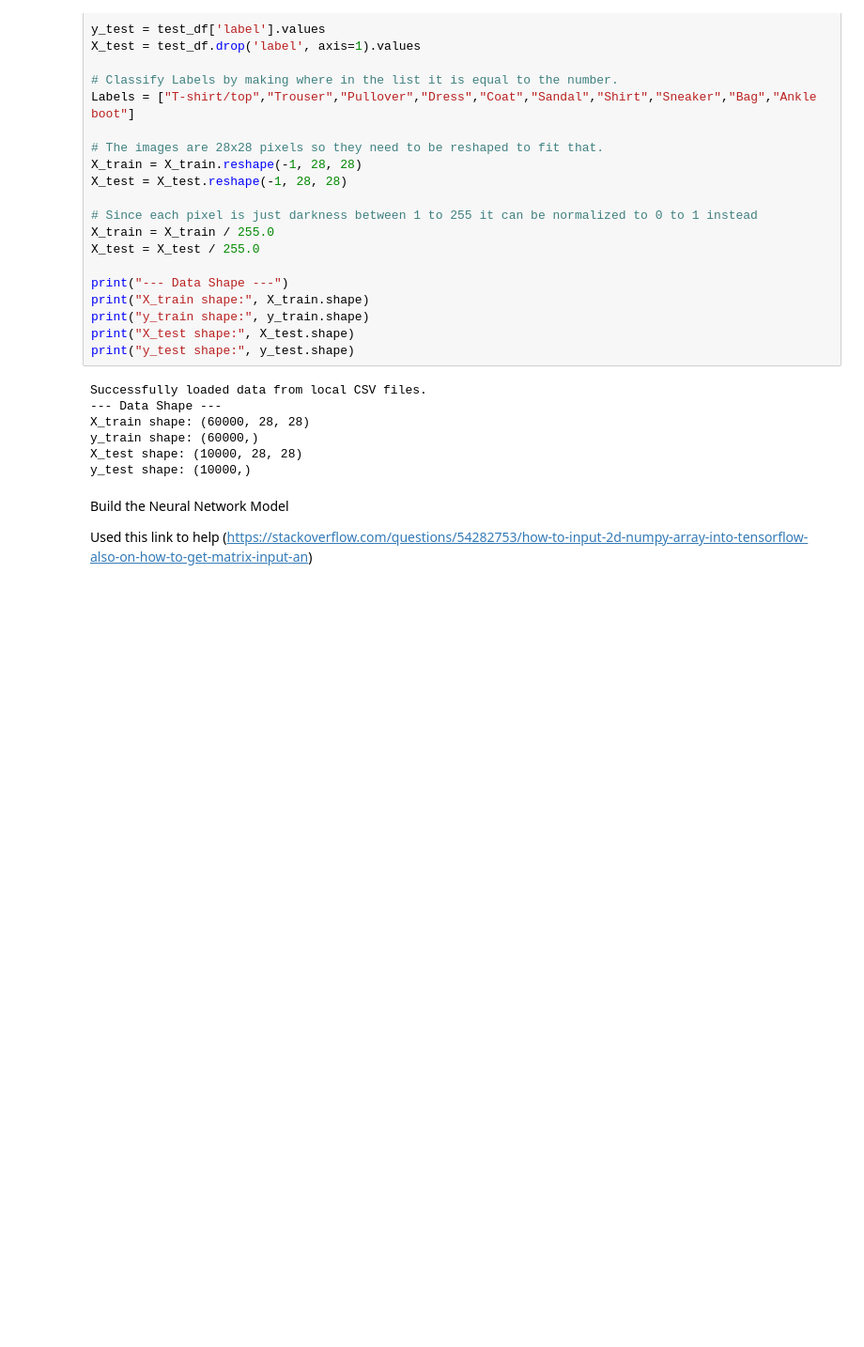
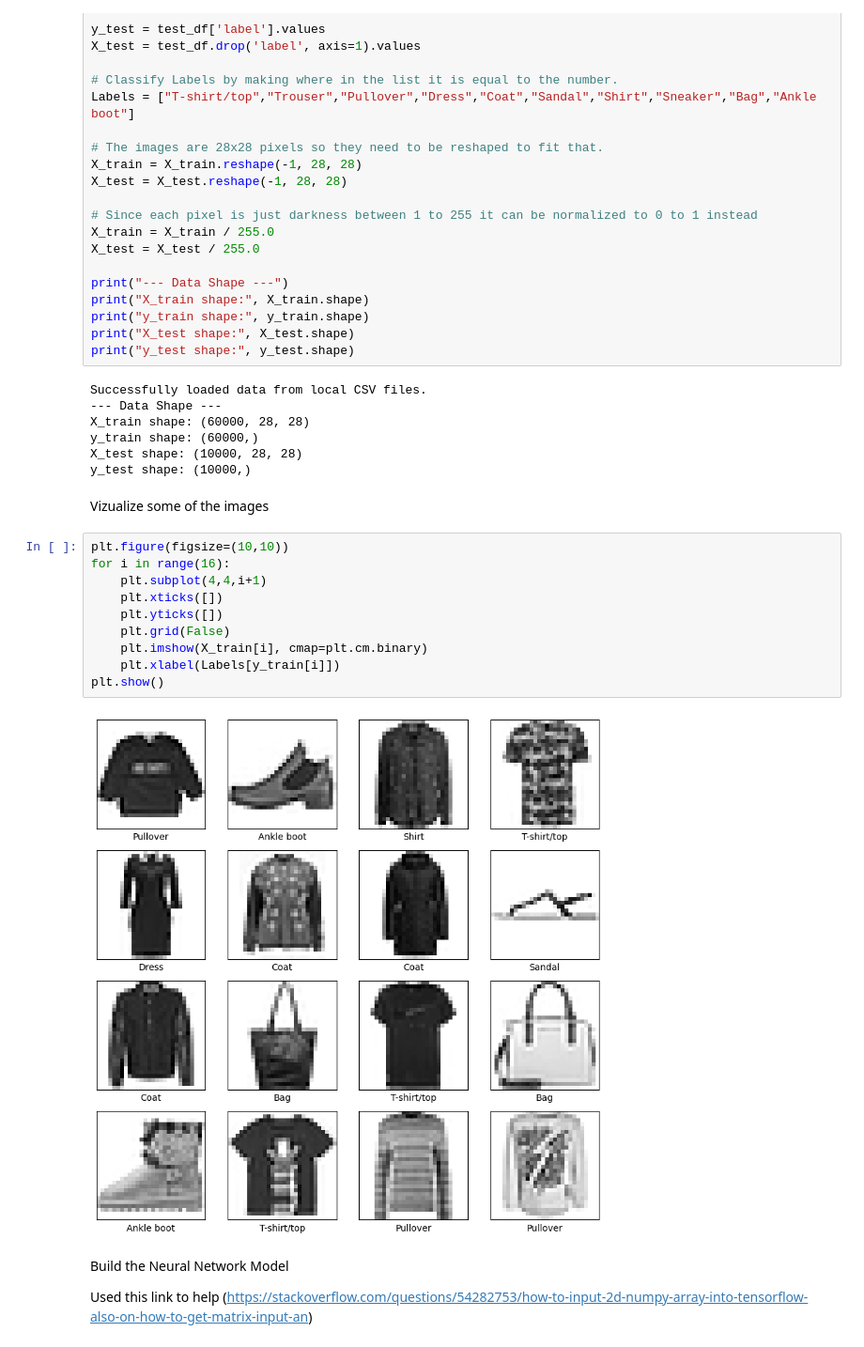
Before and after one commit to MoldyDaniel/-IE500618-Assignment-3-, a Jupyter notebook: Code.ipynb, the cells around one changed output. Shown: that part at 94% size. Saved outputs shown, nothing was run; the diff lists cells and outputs as text; blank space fills up the shorter version.

```diff
--- a/Code.ipynb
+++ b/Code.ipynb
@@ -53,6 +53,20 @@ X_train shape: (60000, 28, 28)
 y_train shape: (60000,)
 X_test shape: (10000, 28, 28)
 y_test shape: (10000,)
+# %% [markdown]
+Vizualize some of the images
+# %%
+plt.figure(figsize=(10,10))
+for i in range(16):
+    plt.subplot(4,4,i+1)
+    plt.xticks([])
+    plt.yticks([])
+    plt.grid(False)
+    plt.imshow(X_train[i], cmap=plt.cm.binary)
+    plt.xlabel(Labels[y_train[i]])
+plt.show()
+# %% [output]
+[figure, added]
 # %% [markdown]
 Build the Neural Network Model
 
```
Also changed, not shown: parts of 12 cells of this notebook.
